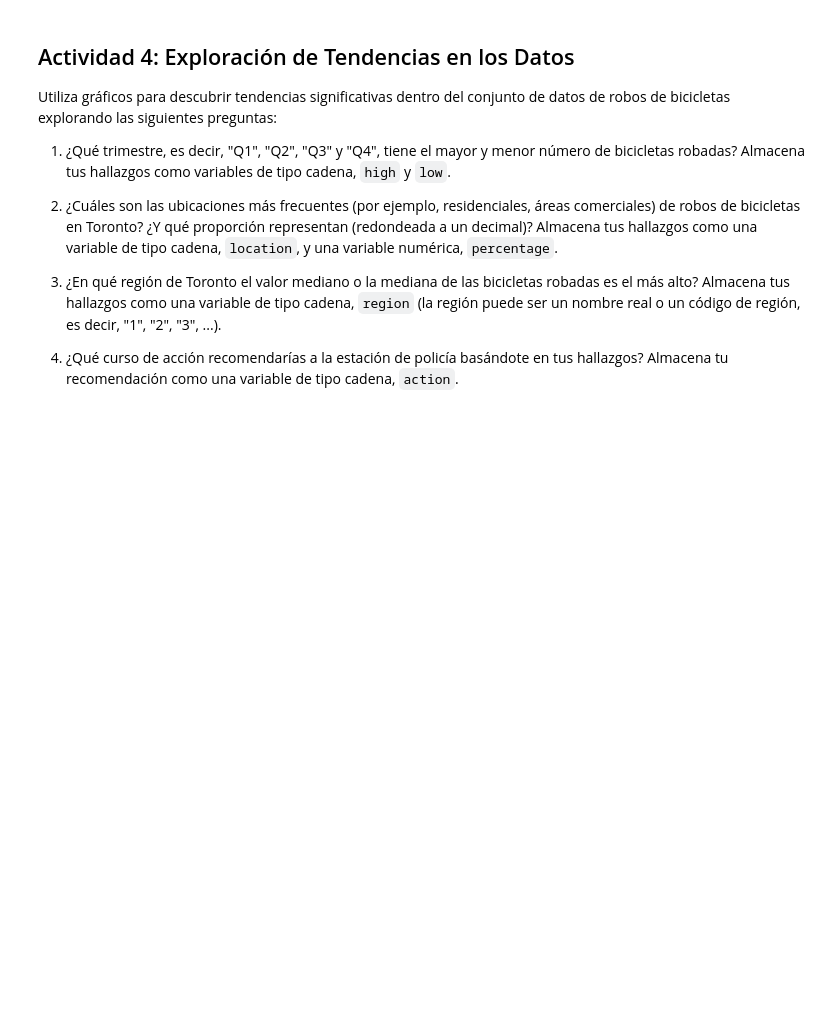
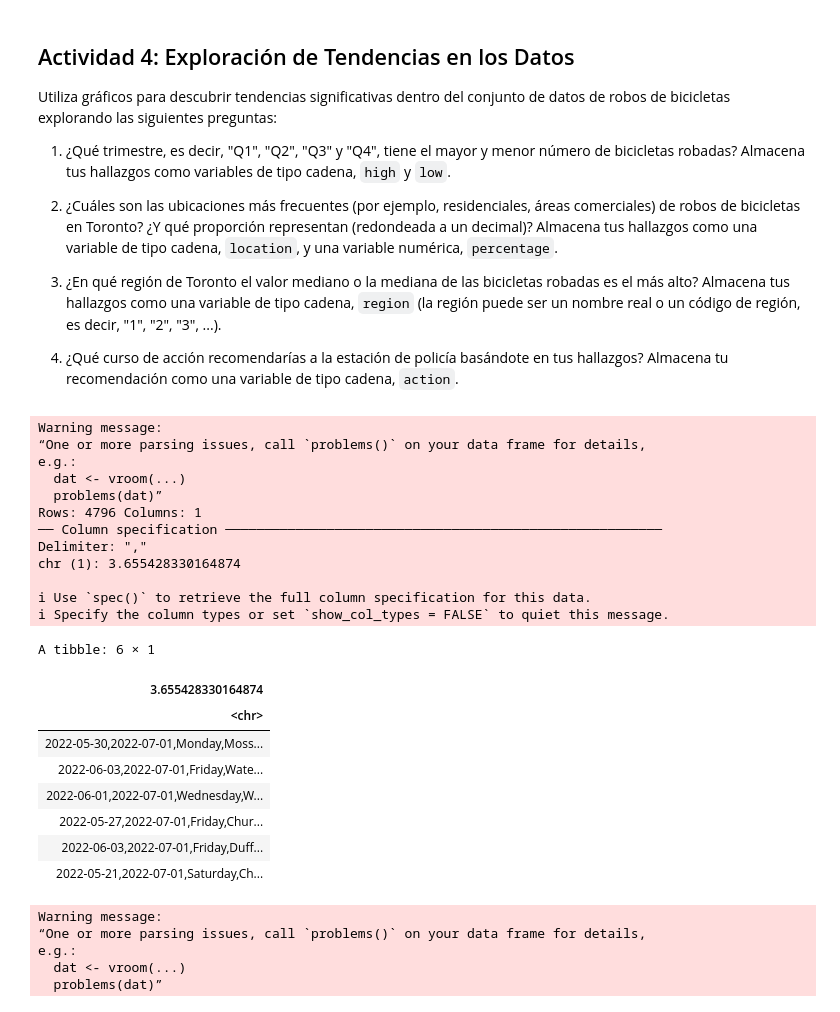
Before and after one commit to Billhernandez/TareaR, a Jupyter notebook: Copia_de_ANALISIS_DE_DATOS_EN_R_II_Bill_Hernandez.ipynb, the cells around one changed output. Saved outputs shown, nothing was run; the diff lists cells and outputs as text; code cells hidden in the pictures; blank space fills up the shorter version.

```diff
--- a/Copia_de_ANALISIS_DE_DATOS_EN_R_II_Bill_Hernandez.ipynb
+++ b/Copia_de_ANALISIS_DE_DATOS_EN_R_II_Bill_Hernandez.ipynb
@@ -767,3 +767,51 @@ Utiliza gráficos para descubrir tendencias significativas dentro del conjunto d
 3. ¿En qué región de Toronto el valor mediano o la mediana de las bicicletas robadas es el más alto? Almacena tus hallazgos como una variable de tipo cadena, `region` (la región puede ser un nombre real o un código de región, es decir, "1", "2", "3", ...).
 
 4. ¿Qué curso de acción recomendarías a la estación de policía basándote en tus hallazgos? Almacena tu recomendación como una variable de tipo cadena, `action`.
+# %%
+library(tidyverse)
+library(lubridate)
+
+# Cargar datos
+data <- read_csv("/content/Cleaned_Bicycle_Thefts_Open_Data.csv")
+
+# Ver las primeras filas para entender la estructura
+head(data)
+# %% [output]
+Warning message:
+“One or more parsing issues, call `problems()` on your data frame for details,
+e.g.:
+  dat <- vroom(...)
+  problems(dat)”
+Rows: 4796 Columns: 1
+── Column specification ────────────────────────────────────────────────────────
+Delimiter: ","
+chr (1): 3.655428330164874
+
+ℹ Use `spec()` to retrieve the full column specification for this data.
+ℹ Specify the column types or set `show_col_types = FALSE` to quiet this message.
+A tibble: 6 × 1
+| 3.655428330164874 |
+| <chr> |
+| 2022-05-30,2022-07-01,Monday,Moss... |
+| 2022-06-03,2022-07-01,Friday,Wate... |
+| 2022-06-01,2022-07-01,Wednesday,W... |
+| 2022-05-27,2022-07-01,Friday,Chur... |
+| 2022-06-03,2022-07-01,Friday,Duff... |
+| 2022-05-21,2022-07-01,Saturday,Ch... |
+# %%
+library(tidyverse)
+library(lubridate)
+
+# Leer con delimitador coma y sin encabezado
+data <- read_delim("/content/Cleaned_Bicycle_Thefts_Open_Data.csv",
+                   delim = ",", col_names = FALSE, show_col_types = FALSE)
+
+# Asignar nombres correctos
+colnames(data) <- c("Occurrence_Date", "Report_Date", "Weekday",
+                    "Neighborhood", "Value", "Location_Type", "Longitude", "Latitude")
+# %% [output]
+Warning message:
+“One or more parsing issues, call `problems()` on your data frame for details,
+e.g.:
+  dat <- vroom(...)
+  problems(dat)”
```
Also changed, not shown: parts of 8 cells of this notebook.
